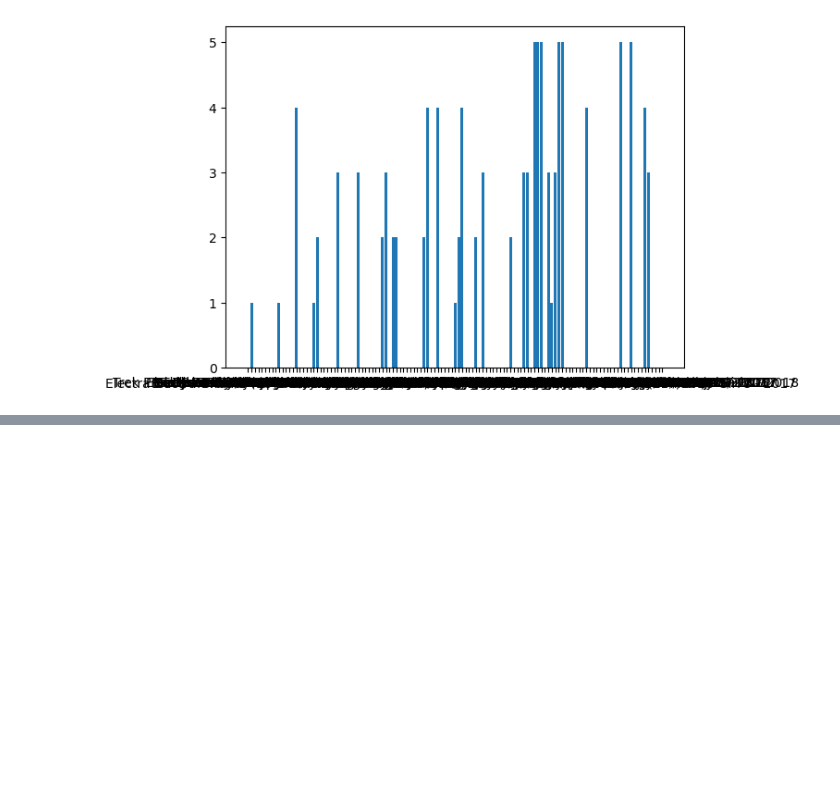
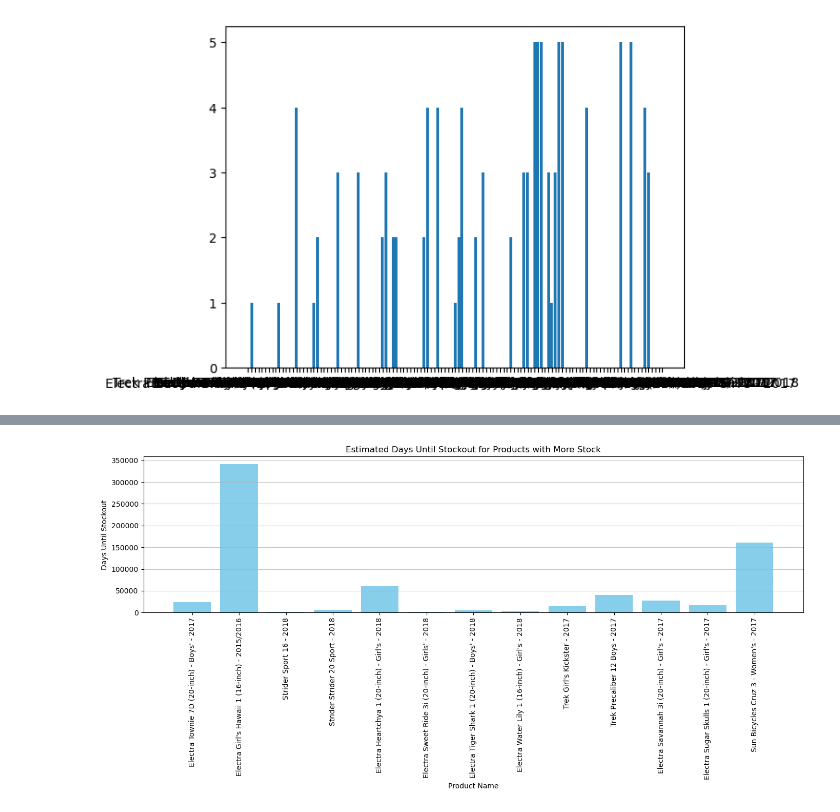
Before and after one commit to Thaddeusleewj/DENG_CA2, a Jupyter notebook: Insights.ipynb, the cells around one changed output, grey strips where cells are left out. Saved outputs shown, nothing was run; the diff lists cells and outputs as text; code cells hidden in the pictures; blank space fills up the shorter version.

```diff
--- a/Insights.ipynb
+++ b/Insights.ipynb
@@ -90,0 +196,21 @@ plt.bar(low_stock_products["product_name"], low_stock_products["Days Left til So
+# %%
+# For a more accurate graph, we'll exclude products with negative selling rates
+# and focus on those with a positive selling rate and more than 0 units in stock
+
+# Filter out negative selling rates and products with 0 stock
+filtered_more_stock = more_stock_with_rate[(more_stock_with_rate['gradient'] > 0) & (more_stock_with_rate['stock_quantity'] > 0)]
+
+# Now, let's plot the days until stockout for these products
+plt.figure(figsize=(14, 7))
+
+# Bar chart for days until stockout
+plt.bar(filtered_more_stock['product_name'], filtered_more_stock['days_until_stockout'], color='skyblue')
+plt.title('Estimated Days Until Stockout for Products with More Stock')
+plt.xlabel('Product Name')
+plt.ylabel('Days Until Stockout')
+plt.xticks(rotation=90)
+plt.grid(axis='y', alpha=0.75)
+plt.tight_layout()
+plt.show()
+# %% [output]
+[figure, added]
```
Also changed, not shown: parts of 2 cells of this notebook.
